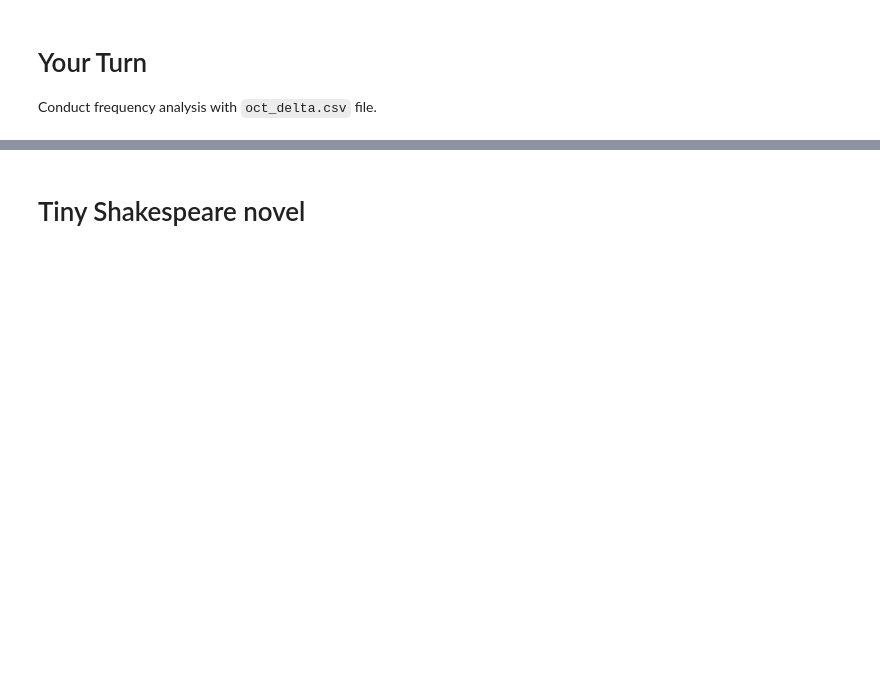
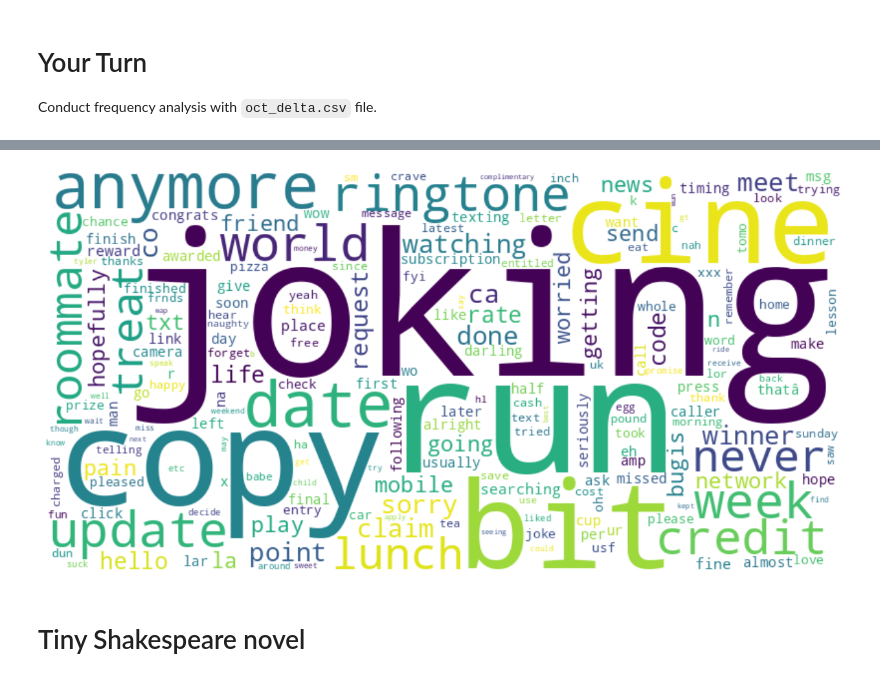
Before and after one commit to DylanCTY/Trial-space, a Jupyter notebook: Lecture2(0430).ipynb, the cells around one changed output, grey strips where cells are left out. Cells and saved outputs as stored; diff of their text form; code cells hidden in the pictures; blank space fills up the shorter version.

```diff
--- a/Lecture2(0430).ipynb
+++ b/Lecture2(0430).ipynb
@@ -230,0 +235,3 @@ Conduct frequency analysis with `oct_delta.csv` file.
+# %%
+# create list of tokens
+documents2 = df2['tokens'].tolist()
@@ -230,0 +240,3 @@ Conduct frequency analysis with `oct_delta.csv` file.
+# %%
+# create the dictionary
+dictionary2 = Dictionary(documents2) # list of lists (documents)
@@ -230,0 +246,3 @@ Conduct frequency analysis with `oct_delta.csv` file.
+# %%
+# create bag-of-words representation
+corpus2 = [dictionary2.doc2bow(document) for document in documents]
@@ -231,3 +257,41 @@ Conduct frequency analysis with `oct_delta.csv` file.
+# %%
+from collections import Counter
+import matplotlib.pyplot as plt
+
+# Summing up the counts from the BoW corpus
+total_word_count = Counter(word_id for document in corpus2 for word_id, count in document)
+
+# Mapping back the word IDs to words
+mapped_word_counts = [(dictionary[word_id], count) for word_id, count in total_word_count.items()]
+
+# Sort words by frequency
+sorted_word_counts = sorted(mapped_word_counts, key=lambda w: w[1], reverse=True)
+
+# Let's plot the top words
+plt.figure(figsize=(10, 5))
+words, counts = zip(*sorted_word_counts[:40])
+plt.bar(words, counts)
+plt.xlabel('Words')
+plt.ylabel('Frequency')
+plt.title('Top 20 Words by Frequency')
+plt.xticks(rotation=90)
+plt.show()
+# %%
+from wordcloud import WordCloud
+
+# Creating a dictionary for word cloud
+word_freq_dict = dict(sorted_word_counts)
+
+# Creating word cloud
+wordcloud = WordCloud(width = 800, height = 400, background_color ='white').generate_from_frequencies(word_freq_dict)
+
+# Displaying the word cloud
+plt.figure(figsize=(15, 8))
+plt.imshow(wordcloud, interpolation='bilinear')
+plt.axis('off')  # Turn off axis numbers and ticks
+plt.show()
+# %% [output]
+[figure, added]
 # %% [markdown]
 # Tiny Shakespeare novel
 # %% [markdown]
```
Also changed, not shown: parts of 7 cells of this notebook.
